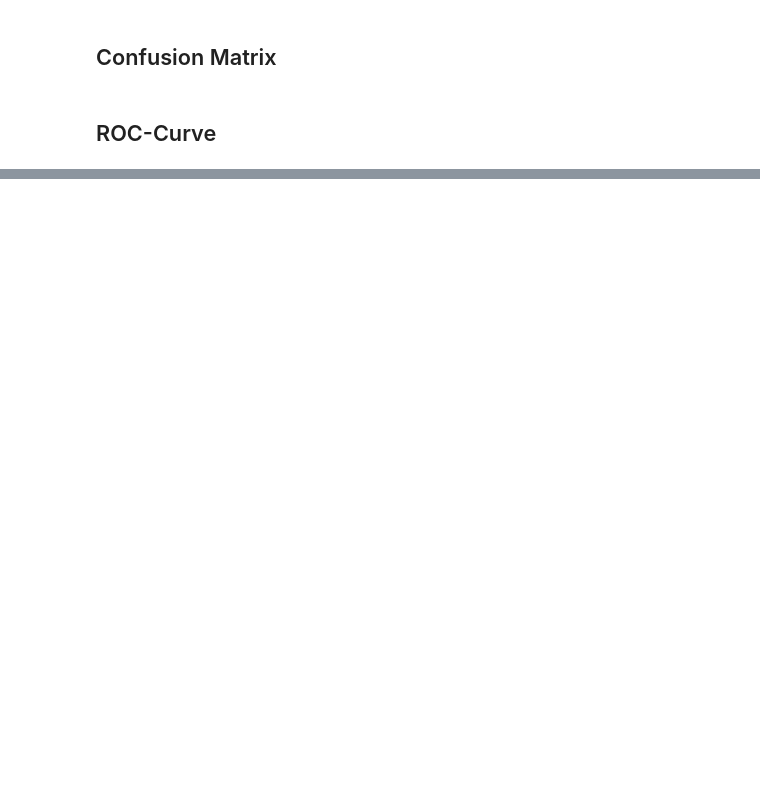
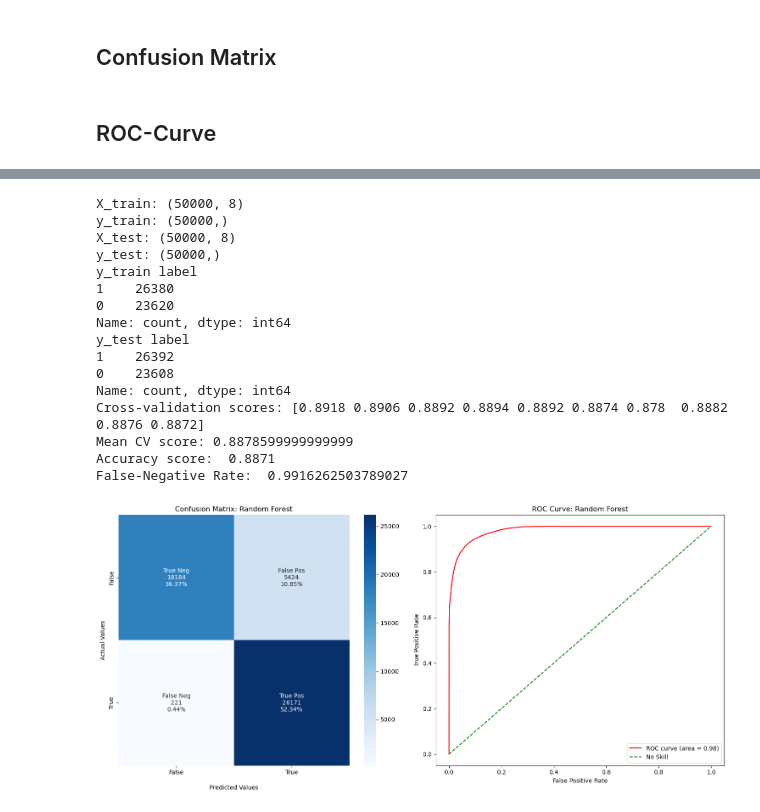
Before and after one commit to Faragas91/Masterarbeit, a Jupyter notebook: Scripts/ROC-Curve_with_SISSI.ipynb, the cells around one changed output, grey strips where cells are left out. Drawn from its saved outputs; the diff is of its cells as text; code cells hidden in the pictures; blank space fills up the shorter version.

```diff
--- a/Scripts/ROC-Curve_with_SISSI.ipynb
+++ b/Scripts/ROC-Curve_with_SISSI.ipynb
@@ -204,0 +356,20 @@ ValueError: This solver needs samples of at least 2 classes in the data, but the
+# %%
+random_forest_pipeline(df_multiperm_di)
+# %% [output]
+X_train: (50000, 8)
+y_train: (50000,)
+X_test: (50000, 8)
+y_test: (50000,)
+y_train label
+1    26380
+0    23620
+Name: count, dtype: int64
+y_test label
+1    26392
+0    23608
+Name: count, dtype: int64
+Cross-validation scores: [0.8918 0.8906 0.8892 0.8894 0.8892 0.8874 0.878  0.8882 0.8876 0.8872]
+Mean CV score: 0.8878599999999999
+Accuracy score:  0.8871
+False-Negative Rate:  0.9916262503789027
+[figure, added]
```
Also changed, not shown: parts of 28 cells of this notebook.
